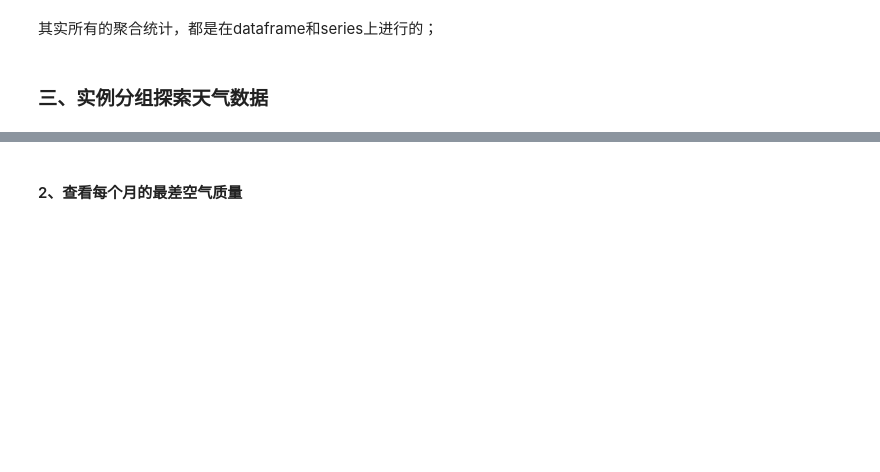
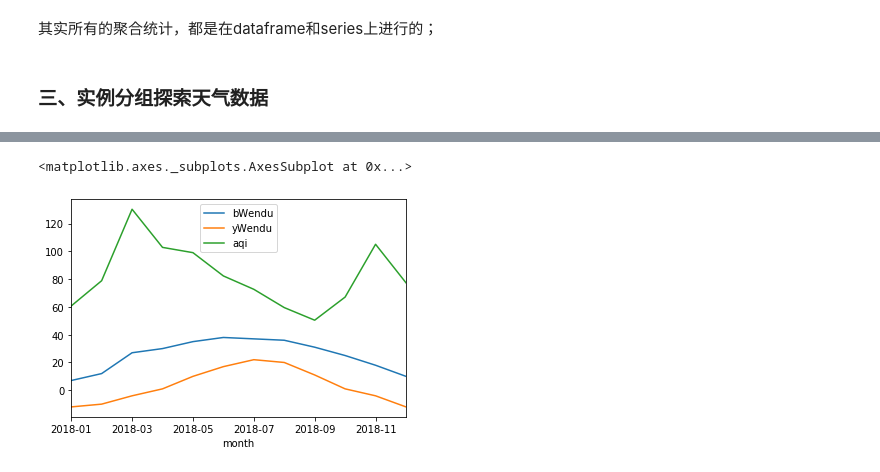
Before and after one commit to peiss/ant-learn-pandas, a Jupyter notebook: 16. Pandas的分组聚合groupby.ipynb, the cells around one changed output, grey strips where cells are left out. Cells and saved outputs as stored; diff of their text form; code cells hidden in the pictures; blank space fills up the shorter version.

```diff
--- a/16. Pandas的分组聚合groupby.ipynb
+++ b/16. Pandas的分组聚合groupby.ipynb
@@ -102,2 +286,3 @@ df.head()
 # %%
-df.groupby('month').agg({"bWendu":np.max, "yWendu":np.min, "aqi":np.mean})
+group_data = df.groupby('month').agg({"bWendu":np.max, "yWendu":np.min, "aqi":np.mean})
+group_data
@@ -109,2 +303,0 @@ df.groupby('month').agg({"bWendu":np.max, "yWendu":np.min, "aqi":np.mean}).plot(
-# %% [markdown]
-#### 2、查看每个月的最差空气质量
@@ -114,2 +304,5 @@ data
 # %%
-data.plot()
+group_data.plot()
+# %% [output]
+<matplotlib.axes._subplots.AxesSubplot at 0x...>
+[figure, added]
```
Also changed, not shown: parts of 37 cells of this notebook.
